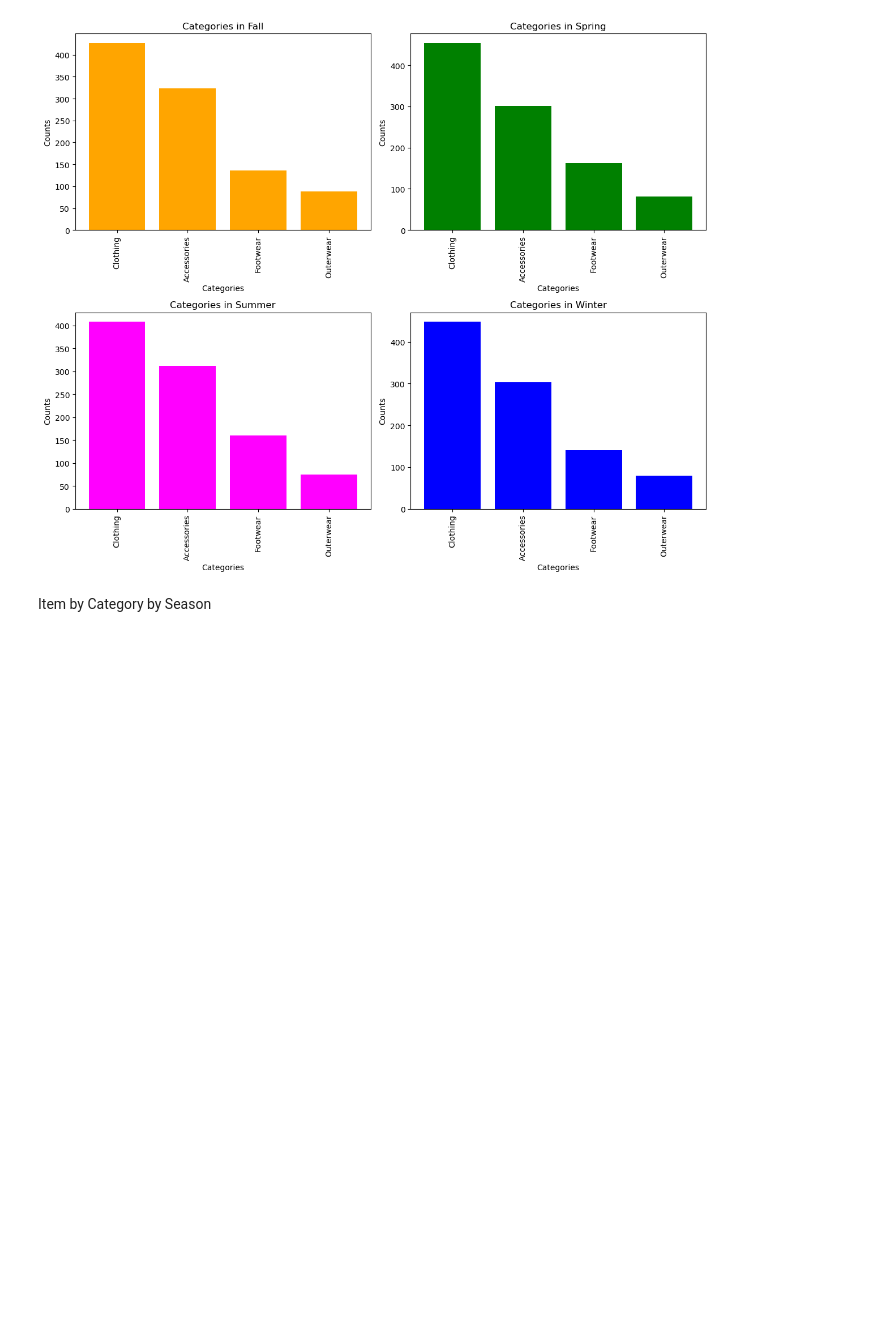
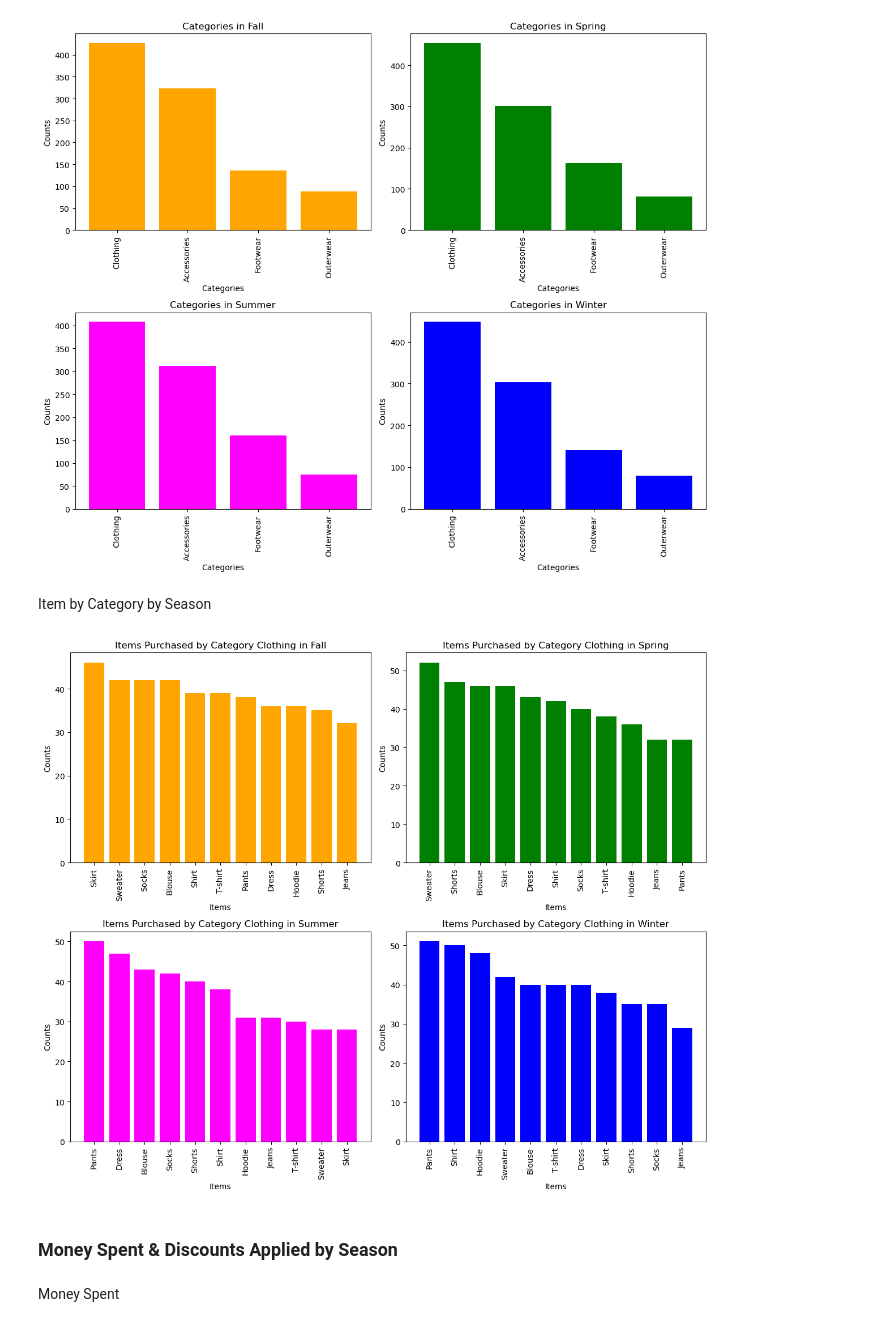
Before and after one commit to KPate04/IntroDataMining, a Jupyter notebook: Project_1/shopping_list.ipynb, the cells around one changed output. Saved outputs shown, nothing was run; the diff lists cells and outputs as text; code cells hidden in the pictures; blank space fills up the shorter version.

Commit message:
Figure creation & finalizing code

```diff
--- a/Project_1/shopping_list.ipynb
+++ b/Project_1/shopping_list.ipynb
@@ -391,3 +352,8 @@ df_iwinter = item_season[item_season['Season']=='Winter']
+# %%
+df_ifall = df_fall[['Season', 'Item Purchased', 'Category']]
+df_ispring = df_spring[['Season', 'Item Purchased', 'Category']]
+df_isummer = df_summer[['Season', 'Item Purchased', 'Category']]
+df_iwinter = df_winter[['Season', 'Item Purchased', 'Category']]
 # %% [markdown]
 Category by Season
 # %%
@@ -443,42 +409,53 @@ df_cfall = df_ifall[df_ifall['Category']=='Clothing']
 df_cspring = df_ispring[df_ispring['Category']=='Clothing']
 df_csummer = df_isummer[df_isummer['Category']=='Clothing']
 df_cwinter = df_iwinter[df_iwinter['Category']=='Clothing']
+# %%
+fall_it = df_cfall['Item Purchased'].value_counts()
+spring_it = df_cspring['Item Purchased'].value_counts()
+summer_it = df_csummer['Item Purchased'].value_counts()
+winter_it = df_cwinter['Item Purchased'].value_counts()
 # %%
 import matplotlib.pyplot as plt
 
 # Create a 2x2 grid of subplots
 fig, axs = plt.subplots(2, 2, figsize=(12, 10))
 
 # Plot bar chart for Fall
-axs[0, 0].bar(fall_cat.index, fall_cat.values, color='orange')
-axs[0, 0].set_title('Categories in Fall')
-axs[0, 0].set_xlabel('Categories')
+axs[0, 0].bar(fall_it.index, fall_it.values, color='orange')
+axs[0, 0].set_title('Items Purchased by Category Clothing in Fall')
+axs[0, 0].set_xlabel('Items')
 axs[0, 0].set_ylabel('Counts')
 axs[0, 0].tick_params(axis='x', rotation=90)
 
 # Plot bar chart for Spring
-axs[0, 1].bar(spring_cat.index, spring_cat.values, color='green')
-axs[0, 1].set_title('Categories in Spring')
-axs[0, 1].set_xlabel('Categories')
+axs[0, 1].bar(spring_it.index, spring_it.values, color='green')
+axs[0, 1].set_title('Items Purchased by Category Clothing in Spring')
+axs[0, 1].set_xlabel('Items')
 axs[0, 1].set_ylabel('Counts')
 axs[0, 1].tick_params(axis='x', rotation=90)
 
 # Plot bar chart for Summer
-axs[1, 0].bar(summer_cat.index, summer_cat.values, color='magenta')
-axs[1, 0].set_title('Categories in Summer')
-axs[1, 0].set_xlabel('Categories')
+axs[1, 0].bar(summer_it.index, summer_it.values, color='magenta')
+axs[1, 0].set_title('Items Purchased by Category Clothing in Summer')
+axs[1, 0].set_xlabel('Items')
 axs[1, 0].set_ylabel('Counts')
 axs[1, 0].tick_params(axis='x', rotation=90)
 
 # Plot bar chart for Winter
-axs[1, 1].bar(winter_cat.index, winter_cat.values, color='blue')
-axs[1, 1].set_title('Categories in Winter')
-axs[1, 1].set_xlabel('Categories')
+axs[1, 1].bar(winter_it.index, winter_it.values, color='blue')
+axs[1, 1].set_title('Items Purchased by Category Clothing in Winter')
+axs[1, 1].set_xlabel('Items')
 axs[1, 1].set_ylabel('Counts')
 axs[1, 1].tick_params(axis='x', rotation=90)
 
 # Adjust layout to prevent overlap
 plt.tight_layout()
 
 # Show the plots
 plt.show()
+# %% [output]
+[figure, added]
+# %% [markdown]
+### Money Spent  & Discounts Applied by Season
+# %% [markdown]
+Money Spent
```
Also changed, not shown: parts of 19 cells of this notebook, 7 other files.
